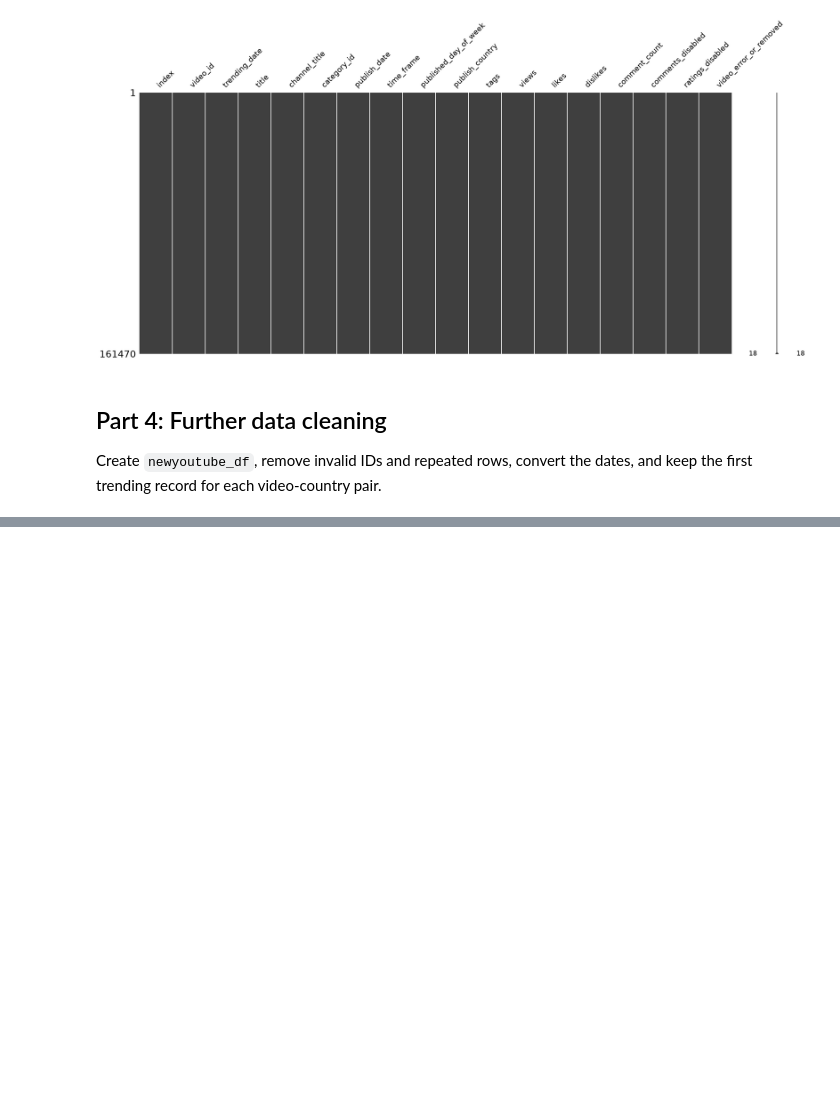
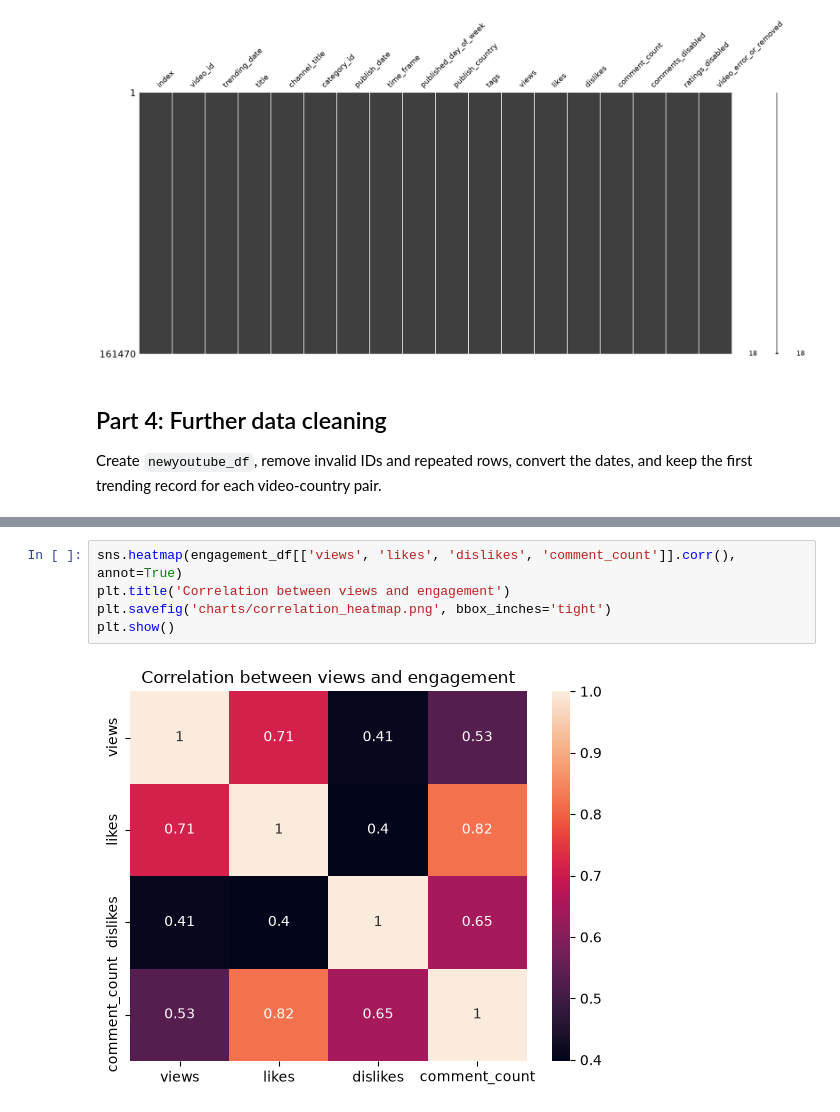
Before and after one commit to ImHamadAlqallaf/ga-eda-project, a Jupyter notebook: youtube_trending_analysis.ipynb, the cells around one changed output, grey strips where cells are left out. Cells and saved outputs as stored; diff of their text form; blank space fills up the shorter version.

```diff
--- a/youtube_trending_analysis.ipynb
+++ b/youtube_trending_analysis.ipynb
@@ -294,0 +357,7 @@ Suggest only next steps supported by the results. Do not claim that likes or com
+# %%
+sns.heatmap(engagement_df[['views', 'likes', 'dislikes', 'comment_count']].corr(), annot=True)
+plt.title('Correlation between views and engagement')
+plt.savefig('charts/correlation_heatmap.png', bbox_inches='tight')
+plt.show()
+# %% [output]
+[figure, added]
```
Also changed, not shown: parts of 105 cells of this notebook, 8 other files.
